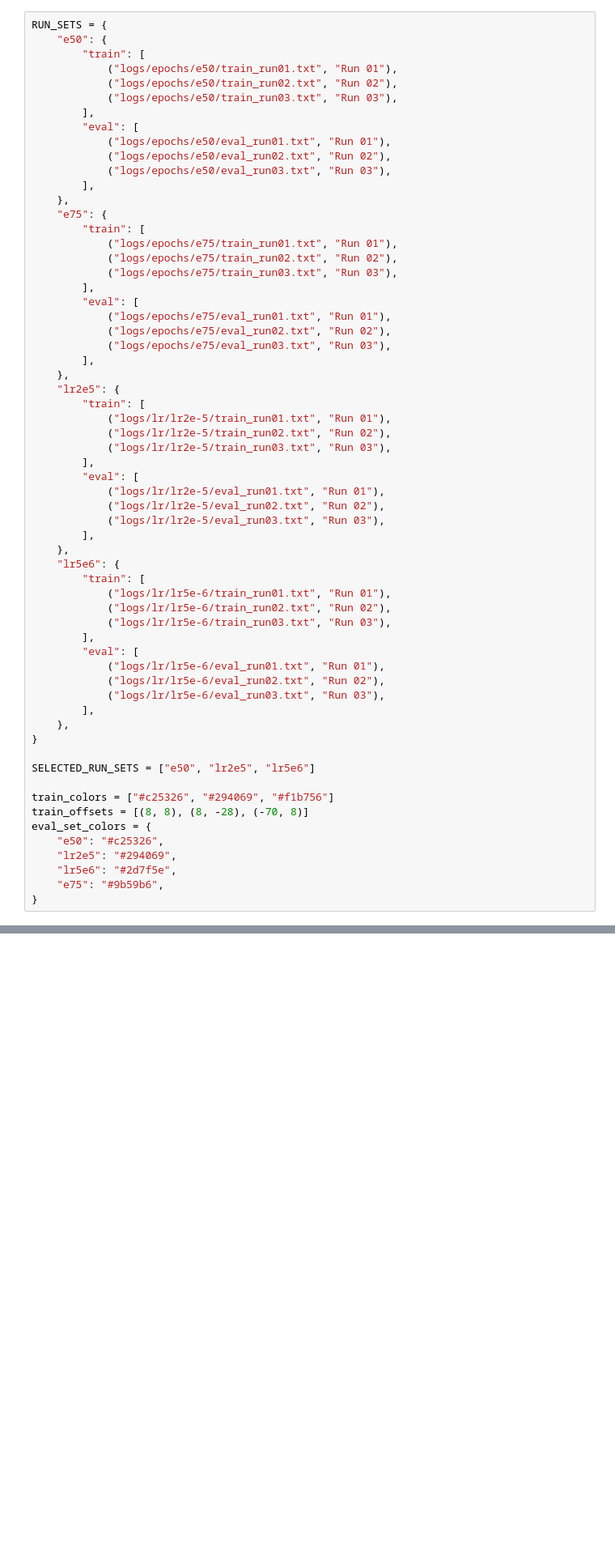
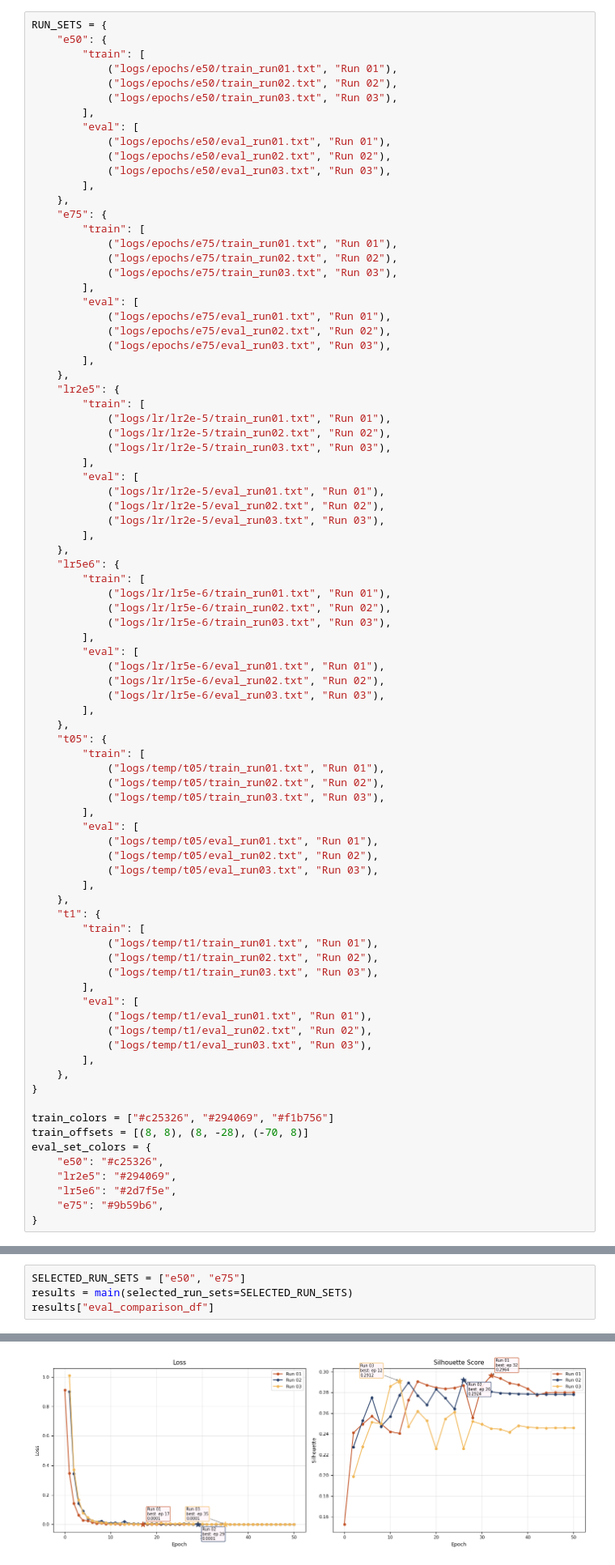
Before and after one commit to merepixel/sense-of-cellf, a Jupyter notebook: processing_logs.ipynb, the cells around one changed output, grey strips where cells are left out. Shown at 81% size. Drawn from its saved outputs; the diff is of its cells as text; blank space fills up the shorter version.

```diff
--- a/processing_logs.ipynb
+++ b/processing_logs.ipynb
@@ -68,9 +67,31 @@ RUN_SETS = {
             ("logs/lr/lr5e-6/eval_run03.txt", "Run 03"),
         ],
     },
+    "t05": {
+        "train": [
+            ("logs/temp/t05/train_run01.txt", "Run 01"),
+            ("logs/temp/t05/train_run02.txt", "Run 02"),
+            ("logs/temp/t05/train_run03.txt", "Run 03"),
+        ],
+        "eval": [
+            ("logs/temp/t05/eval_run01.txt", "Run 01"),
+            ("logs/temp/t05/eval_run02.txt", "Run 02"),
+            ("logs/temp/t05/eval_run03.txt", "Run 03"),
+        ],
+    },
+    "t1": {
+        "train": [
+            ("logs/temp/t1/train_run01.txt", "Run 01"),
+            ("logs/temp/t1/train_run02.txt", "Run 02"),
+            ("logs/temp/t1/train_run03.txt", "Run 03"),
+        ],
+        "eval": [
+            ("logs/temp/t1/eval_run01.txt", "Run 01"),
+            ("logs/temp/t1/eval_run02.txt", "Run 02"),
+            ("logs/temp/t1/eval_run03.txt", "Run 03"),
+        ],
+    },
 }
-
-SELECTED_RUN_SETS = ["e50", "lr2e5", "lr5e6"]
 
 train_colors = ["#c25326", "#294069", "#f1b756"]
 train_offsets = [(8, 8), (8, -28), (-70, 8)]
@@ -428,0 +452,5 @@ def main(selected_run_sets=None, train_figsize=(14, 5)):
+# %%
+SELECTED_RUN_SETS = ["e50", "e75"]
+results = main(selected_run_sets=SELECTED_RUN_SETS)
+results["eval_comparison_df"]
+# %% [output]
@@ -428,0 +458 @@ def main(selected_run_sets=None, train_figsize=(14, 5)):
+[figure, added]
```
Also changed, not shown: parts of 7 cells of this notebook.
